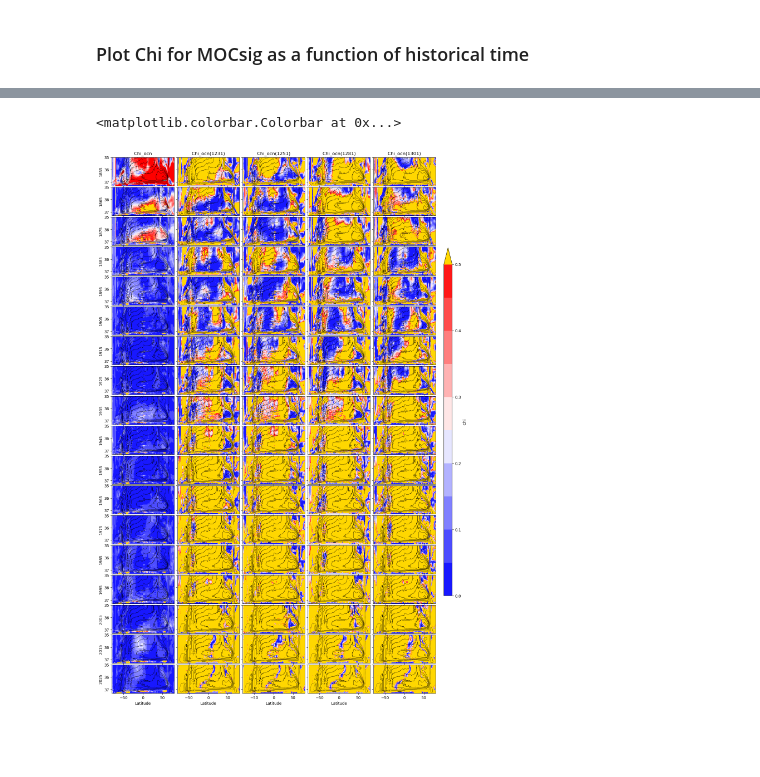
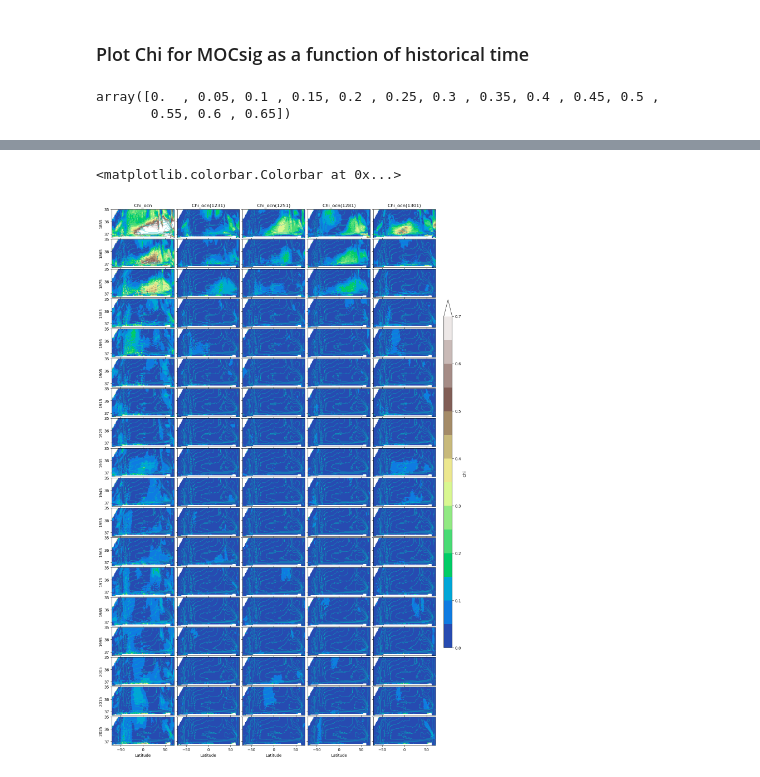
Before and after one commit to sgyeager/CESM2-LE-analysis, a Jupyter notebook: notebooks/InitialConditionMemory/CESM2LE_ICM_MOCsig.ipynb, the cells around one changed output, grey strips where cells are left out. Drawn from its saved outputs; the diff is of its cells as text; code cells hidden in the pictures; blank space fills up the shorter version.

Commit message:
New ICM notebook for global MOC(sigma2)

```diff
--- a/notebooks/InitialConditionMemory/CESM2LE_ICM_MOCsig.ipynb
+++ b/notebooks/InitialConditionMemory/CESM2LE_ICM_MOCsig.ipynb
@@ -338,4 +348,4 @@ Wall time: 1min 17s
 # %%
 %%time
-moc_anom_lpf = lpf_anndata(ds_anom.MOC.transpose('time','transport_reg','member_id','sigma','lat_aux_grid'),period=15)
+moc_anom_lpf,_,_,_ = lpf_anndata(ds_anom.MOC.transpose('time','member_id','sigma','lat_aux_grid'),period=10,order=12)
 # %% [output]
@@ -382,4 +392,5 @@ allmean = da_allmem.mean(dim='member_id').load()
 # %%
+%%time
 # Compute Ensemble Variance Decomposition:
 plist = ['1231','1251','1281','1301']
 varlist = []
@@ -395,7 +406,7 @@ for p in plist:
 sig2_atm = xr.concat(varlist,dim='p').mean('p')
 sig2_ocn = xr.concat(meanlist,dim='p').var('p')
 sig2_ocn_p = xr.concat(meanlist,dim=xr.DataArray(plist,dims='p',name='p'))
-sig2_ocn_p = (sig2_ocn_p - sig2_tot)**2
+sig2_ocn_p = ((sig2_ocn_p - sig2_ocn_p.mean('p'))**2)/4
 
 # Compute Chi
 chi_atm = (sig2_atm/sig2_tot).rename("Chi_atm")
@@ -403,0 +424,3 @@ chi_ocn_p = (sig2_ocn_p/sig2_tot).rename("Chi_ocn")
+# %%
+%%time
+chi_ocn = (dask.optimize(chi_ocn)[0]).load()
@@ -403,0 +430,3 @@ chi_ocn_p = (sig2_ocn_p/sig2_tot).rename("Chi_ocn")
+# %%
+%%time
+chi_ocn_p = (dask.optimize(chi_ocn_p)[0]).load()
@@ -441,5 +515,10 @@ KilledWorker: Attempted to run task ('select_bootstrap_indices_ufunc-select_boot
 # %% [markdown]
 ### Plot Chi for MOCsig as a function of historical time
+# %%
+np.arange(0,14,1)*0.05
+# %% [output]
+array([0.  , 0.05, 0.1 , 0.15, 0.2 , 0.25, 0.3 , 0.35, 0.4 , 0.45, 0.5 ,
+       0.55, 0.6 , 0.65])
 # %%
 %%time
 time0 = np.arange(1855,2035,10)
@@ -449,27 +528,27 @@ fig = plt.figure(figsize=(15, 25))
 
 #mnlevs = np.arange(0,31,1)*2. - 30.
 mnlevs = np.arange(0,16,1)*4. - 30.
-chilevs = np.arange(0,11,1)*0.05
+chilevs = np.arange(0,15,1)*0.05
 yticks = [29,30,31,32,33,34,35,36,37,38]
-colmap = copy.copy(plt.cm.bwr)
+colmap = copy.copy(plt.cm.terrain)
 fontsize=12
+mnclr = 'c'
 
-xlim=[-80,80]
+xlim=[-70,70]
 ylim=[37.3,35.]
 imax = np.array(range(nrow)).max()
 
 for i in range(nrow):
     y0 = time0[i]
     timestamp = str(y0)
-    mean = allmean.sel(time=y0).isel(transport_reg=0)
-    chi_o = chi_ocn.sel(time=y0).isel(transport_reg=0)
-    chi_o_p = chi_ocn_p.sel(time=y0).isel(transport_reg=0)
+    mean = allmean.sel(time=y0)
+    chi_o = chi_ocn.sel(time=y0)
+    chi_o_p = chi_ocn_p.sel(time=y0)
 
     ax1 = fig.add_subplot(nrow,ncol,i*ncol+1)
-    cntr1 = ax1.contour(mean.lat_aux_grid, mean.sigma, mean,levels=mnlevs, linewidths=0.5, colors='k')
+    cntr1 = ax1.contour(mean.lat_aux_grid, mean.sigma, mean,levels=mnlevs, linewidths=0.5, colors=mnclr)
     cntr1a = ax1.contourf(chi_o.lat_aux_grid, chi_o.sigma, chi_o,levels=chilevs, cmap=colmap, extend='max')
-    cntr1a.cmap.set_under('cyan')
-    cntr1a.cmap.set_over('gold')
+    cntr1a.cmap.set_over('w')
     ax1.set_ylim(ylim)
     ax1.set_xlim(xlim)
     ax1.set_ylabel(timestamp)
@@ -477,10 +556,9 @@ for i in range(nrow):
     if i==0: ax1.set_title('Chi_ocn', fontdict={'size':fontsize}, loc='center')
 
     ax2 = fig.add_subplot(nrow,ncol,i*ncol+2)
-    cntr2 = ax2.contour(mean.lat_aux_grid, mean.sigma, mean,levels=mnlevs, linewidths=0.5, colors='k')
-    cntr2a = ax2.contourf(chi_o_p.lat_aux_grid, chi_o_p.sigma, chi_o_p.sel(p='1231'),levels=chilevs, cmap=colmap, extend='both')
-    cntr2a.cmap.set_under('cyan')
-    cntr2a.cmap.set_over('gold')
+    cntr2 = ax2.contour(mean.lat_aux_grid, mean.sigma, mean,levels=mnlevs, linewidths=0.5, colors=mnclr)
+    cntr2a = ax2.contourf(chi_o_p.lat_aux_grid, chi_o_p.sigma, chi_o_p.sel(p='1231'),levels=chilevs, cmap=colmap, extend='max')
+    cntr2a.cmap.set_over('w')
     ax2.set_ylim(ylim)
     ax2.set_xlim(xlim)
     if i!=imax: ax2.set_xticklabels([])
@@ -488,10 +566,9 @@ for i in range(nrow):
     if i==0: ax2.set_title('Chi_ocn(1231)', fontdict={'size':fontsize}, loc='center')
 
     ax3 = fig.add_subplot(nrow,ncol,i*ncol+3)
-    cntr3 = ax3.contour(mean.lat_aux_grid, mean.sigma, mean,levels=mnlevs, linewidths=0.5, colors='k')
-    cntr3a = ax3.contourf(chi_o_p.lat_aux_grid, chi_o_p.sigma, chi_o_p.sel(p='1251'),levels=chilevs, cmap=colmap, extend='both')
-    cntr3a.cmap.set_under('cyan')
-    cntr3a.cmap.set_over('gold')
+    cntr3 = ax3.contour(mean.lat_aux_grid, mean.sigma, mean,levels=mnlevs, linewidths=0.5, colors=mnclr)
+    cntr3a = ax3.contourf(chi_o_p.lat_aux_grid, chi_o_p.sigma, chi_o_p.sel(p='1251'),levels=chilevs, cmap=colmap, extend='max')
+    cntr3a.cmap.set_over('w')
     ax3.set_ylim(ylim)
     ax3.set_xlim(xlim)
     if i!=imax: ax3.set_xticklabels([])
@@ -499,10 +576,9 @@ for i in range(nrow):
     if i==0: ax3.set_title('Chi_ocn(1251)', fontdict={'size':fontsize}, loc='center')
 
     ax4 = fig.add_subplot(nrow,ncol,i*ncol+4)
-    cntr4 = ax4.contour(mean.lat_aux_grid, mean.sigma, mean,levels=mnlevs, linewidths=0.5, colors='k')
-    cntr4a = ax4.contourf(chi_o_p.lat_aux_grid, chi_o_p.sigma, chi_o_p.sel(p='1281'),levels=chilevs, cmap=colmap, extend='both')
-    cntr4a.cmap.set_under('cyan')
-    cntr4a.cmap.set_over('gold')
+    cntr4 = ax4.contour(mean.lat_aux_grid, mean.sigma, mean,levels=mnlevs, linewidths=0.5, colors=mnclr)
+    cntr4a = ax4.contourf(chi_o_p.lat_aux_grid, chi_o_p.sigma, chi_o_p.sel(p='1281'),levels=chilevs, cmap=colmap, extend='max')
+    cntr4a.cmap.set_over('w')
     ax4.set_ylim(ylim)
     ax4.set_xlim(xlim)
     if i!=imax: ax4.set_xticklabels([])
@@ -510,10 +586,9 @@ for i in range(nrow):
     if i==0: ax4.set_title('Chi_ocn(1281)', fontdict={'size':fontsize}, loc='center')
 
     ax5 = fig.add_subplot(nrow,ncol,i*ncol+5)
-    cntr5 = ax5.contour(mean.lat_aux_grid, mean.sigma, mean,levels=mnlevs, linewidths=0.5, colors='k')
-    cntr5a = ax5.contourf(chi_o_p.lat_aux_grid, chi_o_p.sigma, chi_o_p.sel(p='1301'),levels=chilevs, cmap=colmap, extend='both')
-    cntr5a.cmap.set_under('cyan')
-    cntr5a.cmap.set_over('gold')
+    cntr5 = ax5.contour(mean.lat_aux_grid, mean.sigma, mean,levels=mnlevs, linewidths=0.5, colors=mnclr)
+    cntr5a = ax5.contourf(chi_o_p.lat_aux_grid, chi_o_p.sigma, chi_o_p.sel(p='1301'),levels=chilevs, cmap=colmap, extend='max')
+    cntr5a.cmap.set_over('w')
     ax5.set_ylim(ylim)
     ax5.set_xlim(xlim)
     if i!=imax: ax5.set_xticklabels([])
@@ -529,5 +604,5 @@ for i in range(nrow):
 fig.subplots_adjust(hspace=0.05, wspace=0.05)
 fig.subplots_adjust(right=0.9)
 cbar_ax = fig.add_axes([0.92, 0.25, 0.02, 0.5])
-fig.colorbar(cntr1a, cax=cbar_ax, label='Chi', extend='both')
+fig.colorbar(cntr1a, cax=cbar_ax, label='Chi')
 # %% [output]
@@ -536,2 +611,2 @@ Wall time: 6 s
 <matplotlib.colorbar.Colorbar at 0x...>
-[figure, old version]
+[figure, new version]
```
Also changed, not shown: parts of 53 cells of this notebook.
